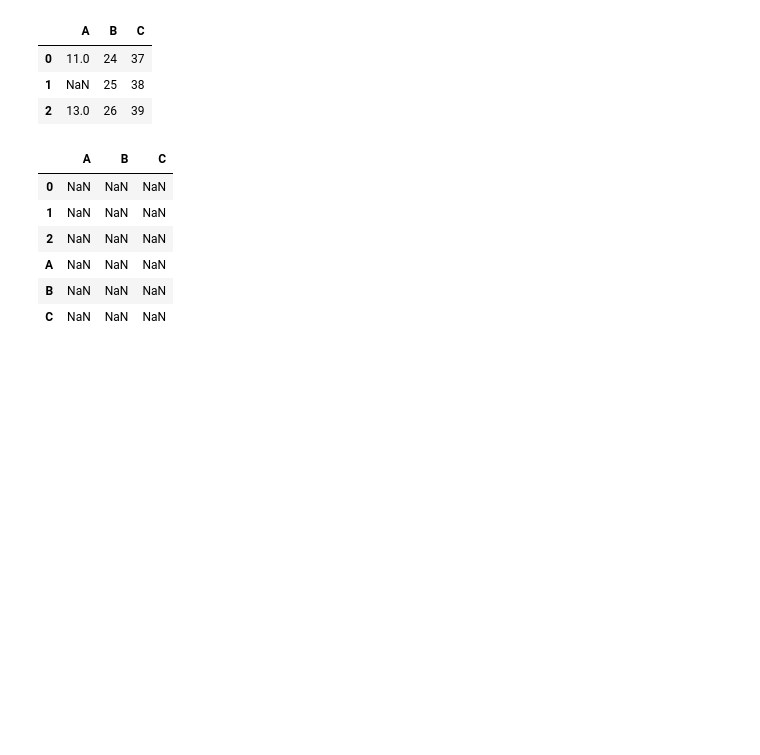
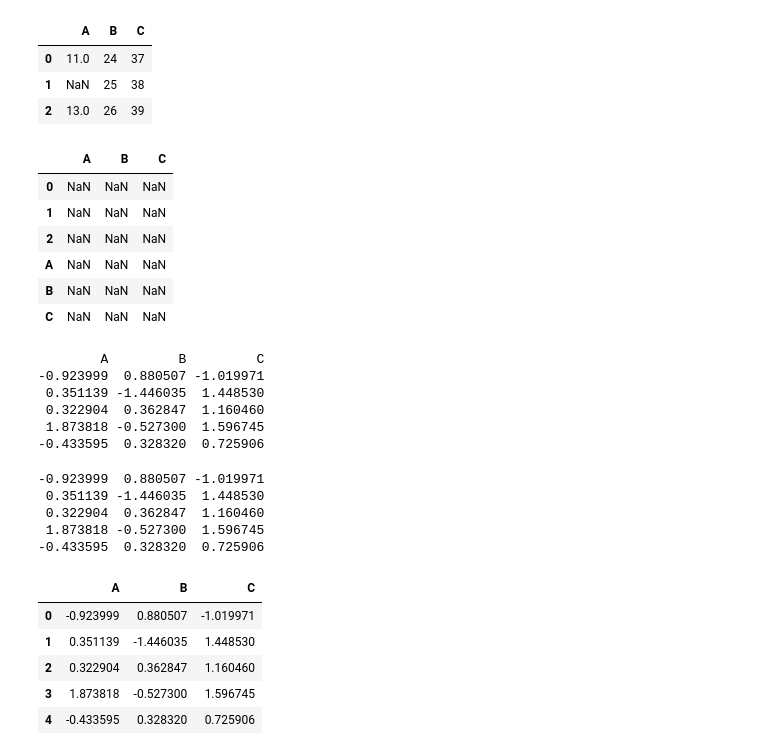
Before and after one commit to sepsoleimanian/Learning-Data-Processing-for-ML, a Jupyter notebook: Pandas/2-Pandas_DataFrames.ipynb, the cells around one changed output. Drawn from its saved outputs; the diff is of its cells as text; code cells hidden in the pictures; blank space fills up the shorter version.

Commit message:
Studied basics on indexing

```diff
--- a/Pandas/Pandas_DataFrames.ipynb
+++ b/Pandas/2-Pandas_DataFrames.ipynb
@@ -389,3 +389,33 @@ df1.add(series, axis=0) #Along with rows
 | A | NaN | NaN | NaN |
 | B | NaN | NaN | NaN |
 | C | NaN | NaN | NaN |
+# %%
+df = pd.DataFrame(np.random.randn(5, 3), columns=["A", "B", "C"])
+# %%
+# Hiding the index labels
+print(df.to_string(index=False))
+# %% [output]
+        A         B         C
+-0.923999  0.880507 -1.019971
+ 0.351139 -1.446035  1.448530
+ 0.322904  0.362847  1.160460
+ 1.873818 -0.527300  1.596745
+-0.433595  0.328320  0.725906
+# %%
+# Hiding the column labels
+print(df.to_string(header=False, index=False))
+# %% [output]
+-0.923999  0.880507 -1.019971
+ 0.351139 -1.446035  1.448530
+ 0.322904  0.362847  1.160460
+ 1.873818 -0.527300  1.596745
+-0.433595  0.328320  0.725906
+# %%
+df
+# %% [output]
+|  | A | B | C |
+| 0 | -0.923999 | 0.880507 | -1.019971 |
+| 1 | 0.351139 | -1.446035 | 1.448530 |
+| 2 | 0.322904 | 0.362847 | 1.160460 |
+| 3 | 1.873818 | -0.527300 | 1.596745 |
+| 4 | -0.433595 | 0.328320 | 0.725906 |
```
Also changed, not shown: 1 other file.
